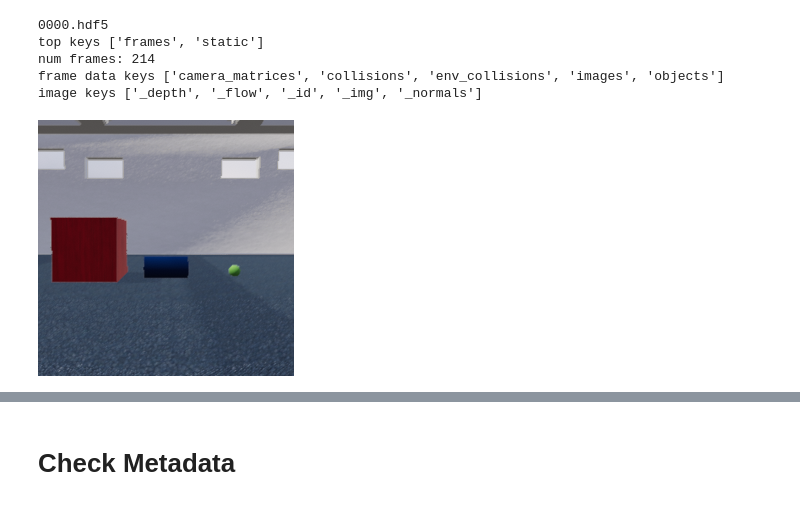
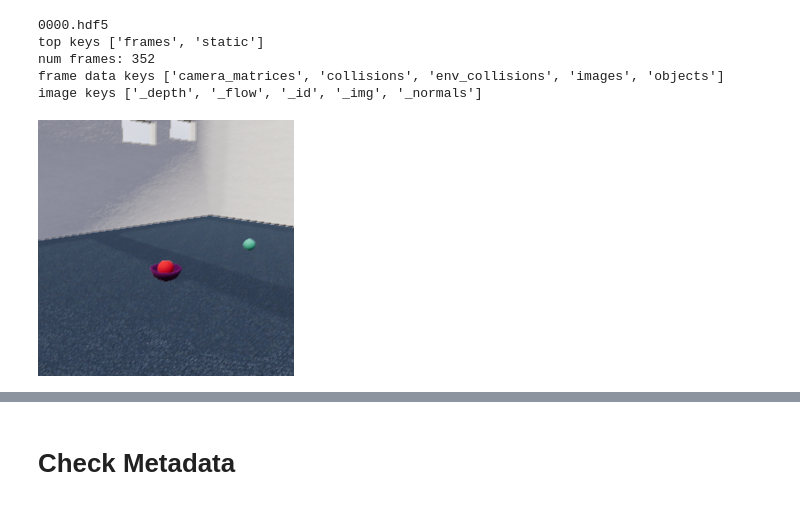
Before and after one commit to alters-mit/tdw_physics, a Jupyter notebook: notebooks/Dominoes_db011921.ipynb, the cells around one changed output, grey strips where cells are left out. Saved outputs shown, nothing was run; the diff lists cells and outputs as text; code cells hidden in the pictures.

```diff
--- a/notebooks/Dominoes_db011921.ipynb
+++ b/notebooks/Dominoes_db011921.ipynb
@@ -9,7 +9,7 @@ import io
 import pickle
 from collections import OrderedDict
 # %%
-dirstem = os.path.join(os.path.expanduser('~'), 'neuroailab', 'trials', 'roll_*')
+dirstem = os.path.join(os.path.expanduser('~'), 'neuroailab', 'trials', 'bcon_*')
 trials = sorted(glob.glob(dirstem), key=lambda t: int(t.split('_')[-1]))
 trials = {int(trial.split('_')[-1]): trial for trial in trials}
 trials
@@ -33,30 +19,30 @@ trials
 # %%
-TDW_DIR = trials[15]
+TDW_DIR = trials[1]
 TNUM = 0
 FILE = "%04d.hdf5" % TNUM
 print(FILE)
 view_frame = 0
 f = h5py.File(os.path.join(TDW_DIR, FILE))
 
 # print the data structure
 print("top keys", [k for k in f.keys()])
 frames = f['frames']
 n_frames = len([k for k in frames.keys()])
 print("num frames: {}".format(n_frames))
 view_frame = np.minimum(view_frame, n_frames - 1)
 frame = frames["%04d" % (view_frame)]
 print("frame data keys", [k for k in frame.keys()])
 img = frame['images']
 print("image keys", [k for k in img.keys()])
 _img = Image.open(io.BytesIO(img["_img"][:]))
 _img
 # %% [output]
 0000.hdf5
 top keys ['frames', 'static']
-num frames: 214
+num frames: 352
 frame data keys ['camera_matrices', 'collisions', 'env_collisions', 'images', 'objects']
 image keys ['_depth', '_flow', '_id', '_img', '_normals']
-[figure, old version]
+[figure, new version]
 # %%
 %matplotlib nbagg
 SAVE = True
```
Also changed, not shown: parts of 1 cell of this notebook, 3 other files.
